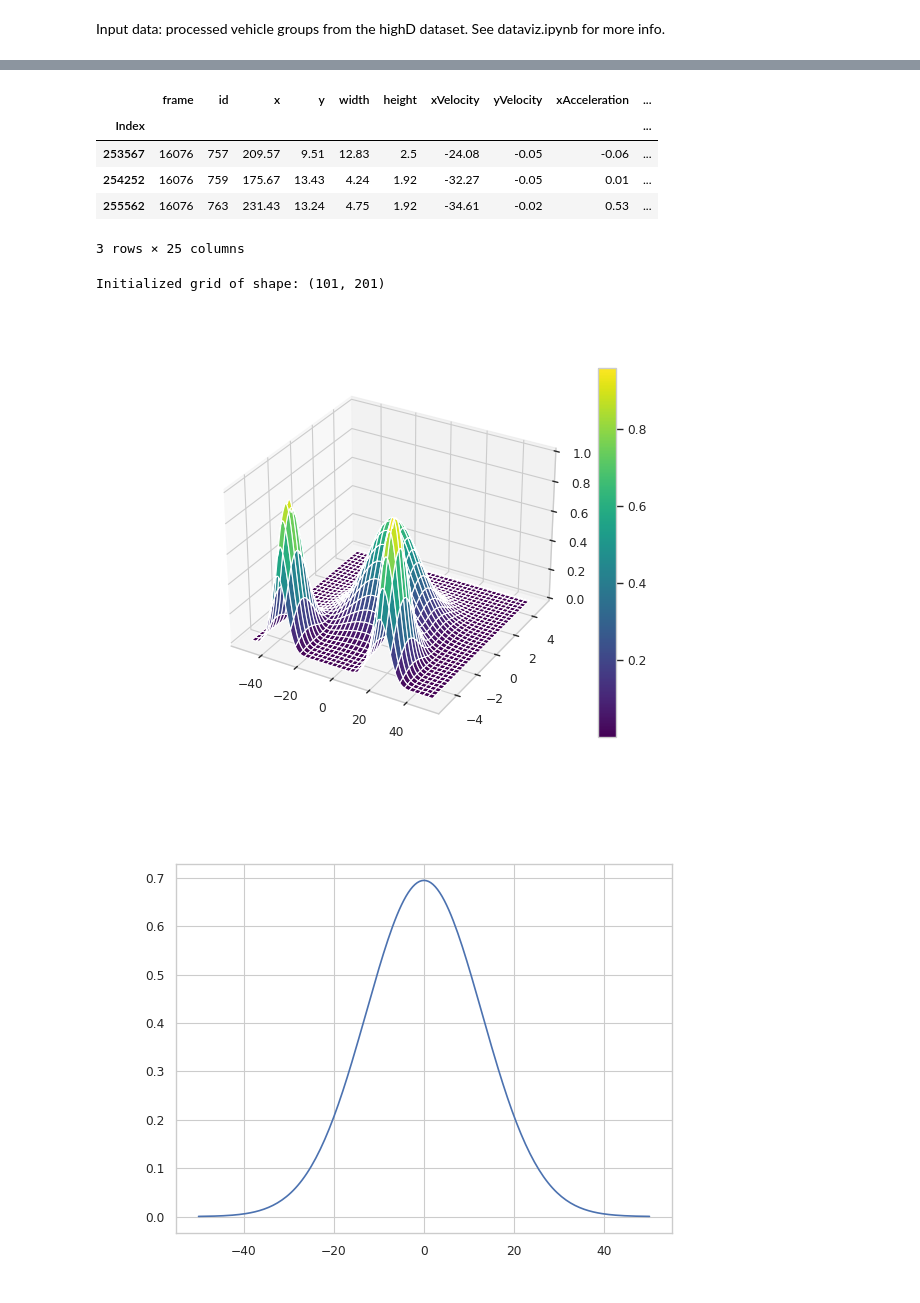
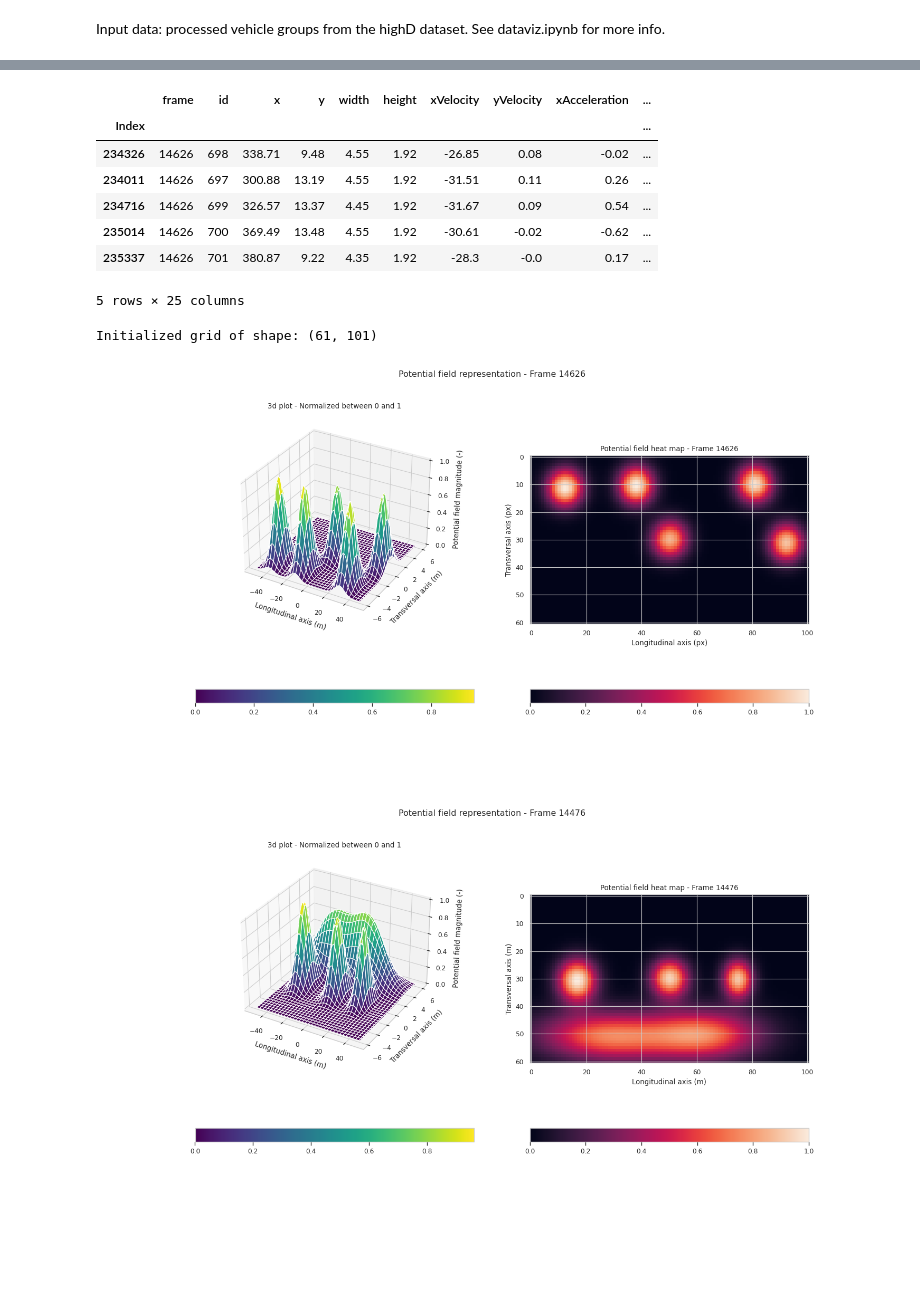
Before and after one commit to lmmartinez97/alphadrive_bp, a Jupyter notebook: highD/field_extraction.ipynb, the cells around one changed output, grey strips where cells are left out. Cells and saved outputs as stored; diff of their text form; code cells hidden in the pictures; blank space fills up the shorter version.

Commit message:
Finalized plot representation -starting work on ui

```diff
--- a/highD/field_extraction.ipynb
+++ b/highD/field_extraction.ipynb
@@ -103,11 +97,27 @@ class PotentialField:
         return self.normalized_grid
 
     def plot_field(self):
-        fig = plt.figure()
-        ax = plt.axes(projection='3d')
+        fig = plt.figure(figsize=(15, 8))
+
+        #plot 3d field
+        ax3d = fig.add_subplot(1, 2, 1, projection='3d')
         X, Y = np.meshgrid(self.x_pos, self.y_pos)
-        surf = ax.plot_surface(X, Y, self.normalized_grid, cmap = "viridis")
-        fig.colorbar(surf)
+        surf = ax3d.plot_surface(X, Y, self.normalized_grid, cmap = "viridis")
+        ax3d.set_xlabel("Longitudinal axis (m)")
+        ax3d.set_ylabel("Transversal axis (m)")
+        ax3d.set_zlabel("Potential field magnitude (-)")
+        ax3d.set_title("3d plot - Normalized between 0 and 1".format(int(self.ego_vehicle["frame"])))
+        fig.colorbar(surf, orientation = 'horizontal', pad = 0.2)
+
+        #plot heatmap
+        ax2d = fig.add_subplot(1, 2, 2)
+        img = ax2d.imshow(self.normalized_grid)
+        ax2d.set_xlabel("Longitudinal axis (px)")
+        ax2d.set_ylabel("Transversal axis (px)")
+        ax2d.set_title("Potential field heat map - Frame {}".format(int(self.ego_vehicle["frame"])))
+        fig.colorbar(img, orientation = 'horizontal', pad = 0.2)
+
+        fig.suptitle("Potential field representation - Frame {}".format(int(self.ego_vehicle["frame"])))
         plt.show()
 
     def plot_center_field(self):
@@ -116,31 +126,48 @@ class PotentialField:
         x = self.x_pos
         y = self.normalized_grid[y_index]
         ax.plot(x, y)
+        ax.set_xlabel("Transversal axis (m)")
+        ax.set_ylabel("Potential field magnitude (-)")
+        ax.set_title("Ego vehicle longitudinal axis - Frame {}".format(int(self.ego_vehicle["frame"])))
+
         plt.show()
+
+    def plot_heat_map(self):
+        fig, ax = plt.subplots()
+        ax.imshow(self.normalized_grid)
+        ax.set_xlabel("Longitudinal axis (m)")
+        ax.set_ylabel("Transversal axis (m)")
+        ax.set_title("Potential field heat map - Frame {}".format(int(self.ego_vehicle["frame"])))
+        plt.show()
 # %%
 rx = 50 # horizontal semiaxis of ellipse to consider as ROI
-ry = 5 # vertical semiaxis of ellipse to consider as ROI
-sx = 0.5
-sy = 0.1
+ry = 6 # vertical semiaxis of ellipse to consider as ROI
+sx = 1
+sy = 0.2
 vehicle_group = df_groups_list[np.random.randint(len(df_groups_list))]
 display(vehicle_group)
 # %% [output]
 |  | frame | id | x | y | width | height | xVelocity | yVelocity | xAcceleration | ... |
 | Index |  |  |  |  |  |  |  |  |  | ... |
-| 253567 | 16076 | 757 | 209.57 | 9.51 | 12.83 | 2.5 | -24.08 | -0.05 | -0.06 | ... |
-| 254252 | 16076 | 759 | 175.67 | 13.43 | 4.24 | 1.92 | -32.27 | -0.05 | 0.01 | ... |
-| 255562 | 16076 | 763 | 231.43 | 13.24 | 4.75 | 1.92 | -34.61 | -0.02 | 0.53 | ... |
+| 234326 | 14626 | 698 | 338.71 | 9.48 | 4.55 | 1.92 | -26.85 | 0.08 | -0.02 | ... |
+| 234011 | 14626 | 697 | 300.88 | 13.19 | 4.55 | 1.92 | -31.51 | 0.11 | 0.26 | ... |
+| 234716 | 14626 | 699 | 326.57 | 13.37 | 4.45 | 1.92 | -31.67 | 0.09 | 0.54 | ... |
+| 235014 | 14626 | 700 | 369.49 | 13.48 | 4.55 | 1.92 | -30.61 | -0.02 | -0.62 | ... |
+| 235337 | 14626 | 701 | 380.87 | 9.22 | 4.35 | 1.92 | -28.3 | -0.0 | 0.17 | ... |
-3 rows × 25 columns
+5 rows × 25 columns
 # %%
 field = PotentialField(rx, ry, sx, sy, vehicle_group)
+values = field.calculate_field()
+plt.close()
+field.plot_field()
 # %% [output]
-Initialized grid of shape: (101, 201)
+Initialized grid of shape: (61, 101)
+[figure, added]
 # %%
 values = field.calculate_field()
+plt.close()
 field.plot_field()
-field.plot_center_field()
 # %% [output]
-[figure, old version]
+[figure, new version]
-[figure, removed]
 # %%
 [print(vehicle["width"], vehicle["height"]) for vehicle in field.vehicle_list]
```
Also changed, not shown: parts of 2 cells of this notebook, 2 other files.
